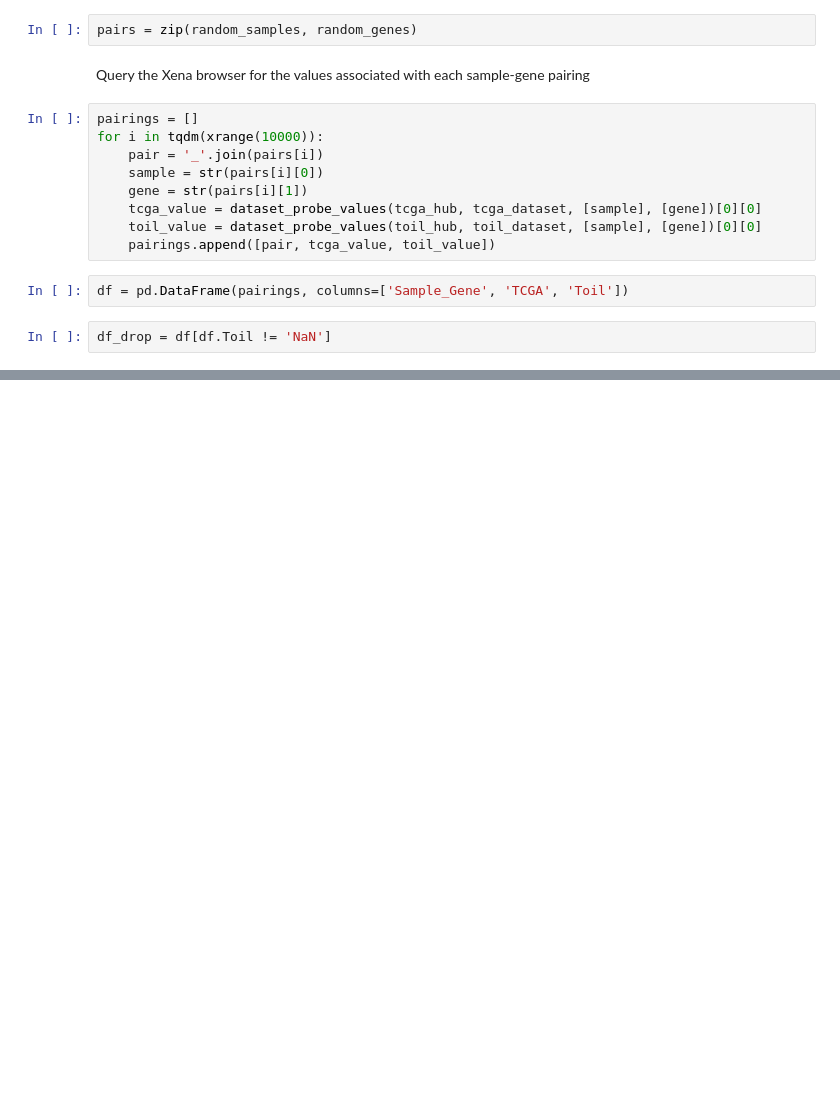
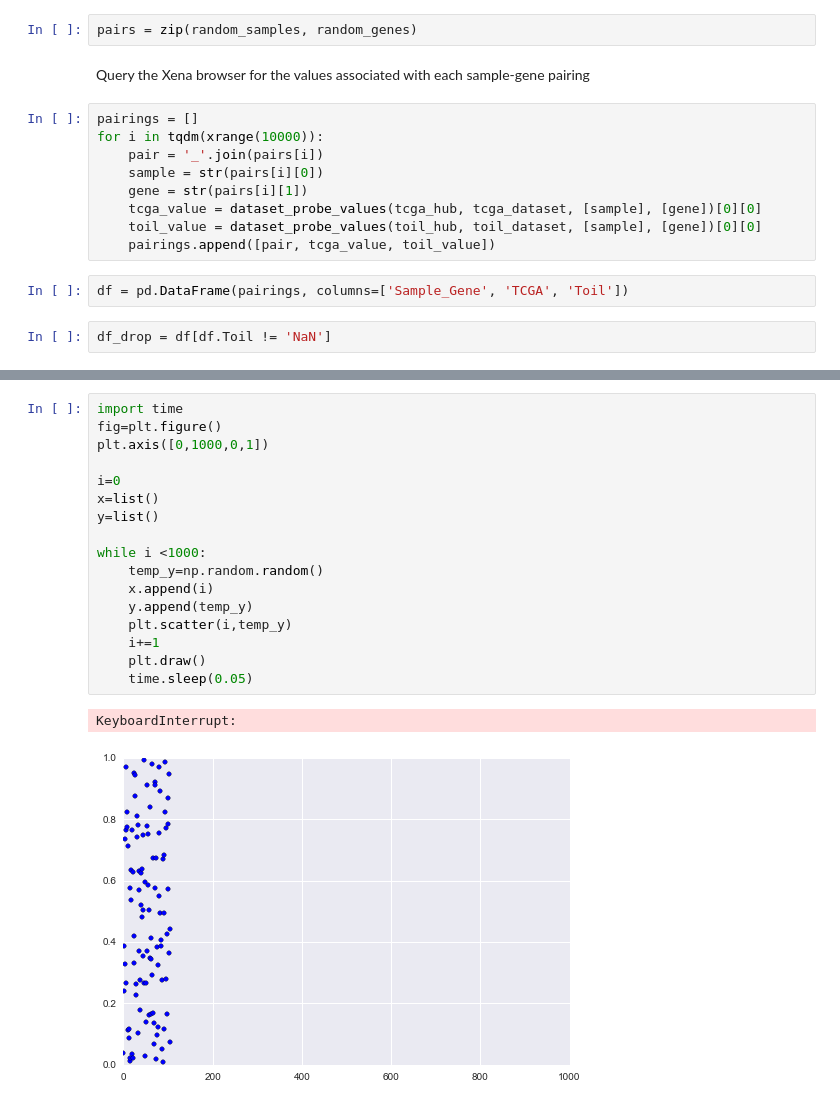
Before and after one commit to jvivian/ipython_notebooks, a Jupyter notebook: toil_recompute_concordance/Toil Recompute Concordance.ipynb, the cells around one changed output, grey strips where cells are left out. Cells and saved outputs as stored; diff of their text form; blank space fills up the shorter version.

```diff
--- a/toil_recompute_concordance/Toil Recompute Concordance.ipynb
+++ b/toil_recompute_concordance/Toil Recompute Concordance.ipynb
@@ -69,0 +92,20 @@ plt.savefig('Random_sampling_concordance.png', type='png', dpi=300)
+# %%
+import time
+fig=plt.figure()
+plt.axis([0,1000,0,1])
+
+i=0
+x=list()
+y=list()
+
+while i <1000:
+    temp_y=np.random.random()
+    x.append(i)
+    y.append(temp_y)
+    plt.scatter(i,temp_y)
+    i+=1
+    plt.draw()
+    time.sleep(0.05)
+# %% [output]
+KeyboardInterrupt:
+[figure, added]
```
Also changed, not shown: parts of 5 cells of this notebook, 3 other files.
